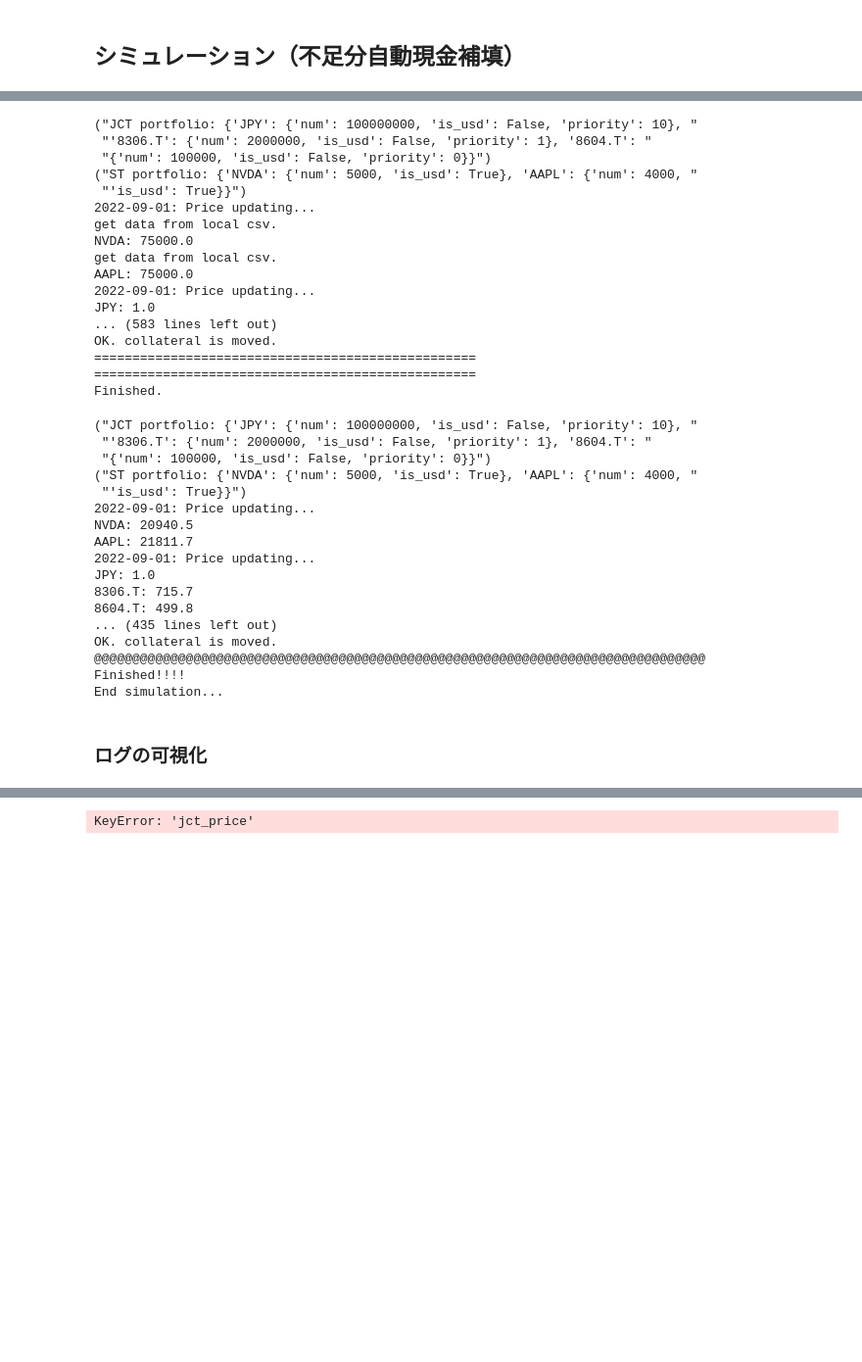
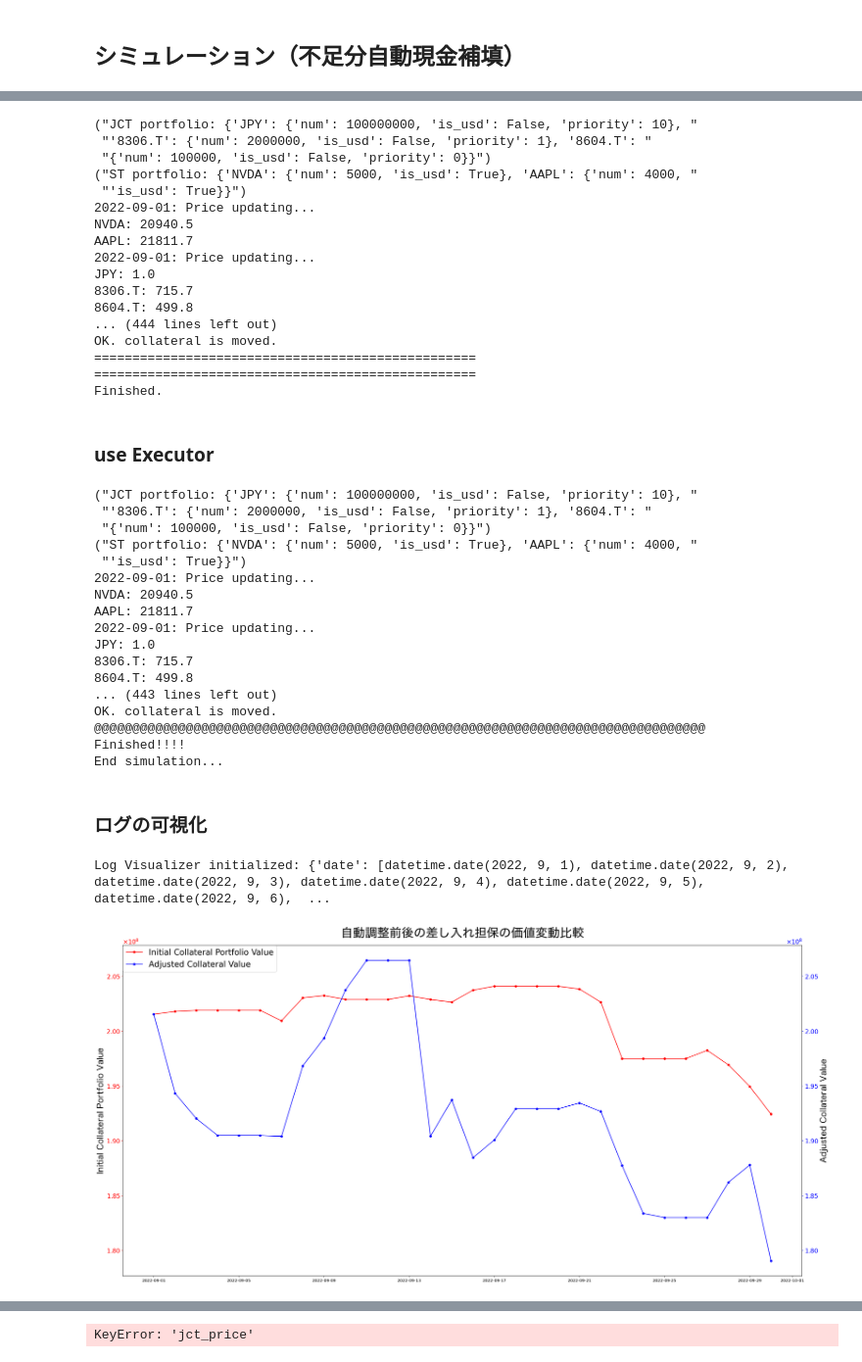
Before and after one commit to maru919/BC-experiment-simulator, a Jupyter notebook: sandbox/simulate_AutoAdjustment.ipynb, the cells around one changed output, grey strips where cells are left out. Shown at 98% size. Drawn from its saved outputs; the diff is of its cells as text; code cells hidden in the pictures; blank space fills up the shorter version.

Commit message:
add visualizer and formatter

```diff
--- a/sandbox/simulate_AutoAdjustment.ipynb
+++ b/sandbox/simulate_AutoAdjustment.ipynb
@@ -220,7 +223,7 @@ def date_range(start_date, end_date):
     for n in range(int((end_date - start_date).days)):
         yield start_date + timedelta(n)
 
-transaction = AutoAdjustmentTransaction(jct_portfolio_a, st_portfolio_f, date(2022, 9, 1), lender_loan_ratio=1.05, print_log=True, auto_deposit=True, is_dummy_data=True)
+transaction = AutoAdjustmentTransaction(jct_portfolio_a, st_portfolio_f, date(2022, 9, 1), lender_loan_ratio=1.05, print_log=True, auto_deposit=True, is_dummy_data=False)
 
 
 print('Start simulation...')
@@ -239,17 +242,19 @@ print('Finished.')
 ("ST portfolio: {'NVDA': {'num': 5000, 'is_usd': True}, 'AAPL': {'num': 4000, "
  "'is_usd': True}}")
 2022-09-01: Price updating...
-get data from local csv.
-NVDA: 75000.0
-get data from local csv.
-AAPL: 75000.0
+NVDA: 20940.5
+AAPL: 21811.7
 2022-09-01: Price updating...
 JPY: 1.0
-... (583 lines left out)
+8306.T: 715.7
+8604.T: 499.8
+... (444 lines left out)
 OK. collateral is moved.
 ==================================================
 ==================================================
 Finished.
+# %% [markdown]
+### use Executor
 # %%
 from datetime import date, timedelta
 simulator = ExecuteAutoAdjustmentTransaction(jct_portfolio_a, st_portfolio_f, date(2022, 9, 1), date(2022,10,1),  lender_loan_ratio=1.05, print_log=True, auto_deposit=True, is_dummy_data=False)
@@ -270,13 +275,21 @@ AAPL: 21811.7
 JPY: 1.0
 8306.T: 715.7
 8604.T: 499.8
-... (435 lines left out)
+... (443 lines left out)
 OK. collateral is moved.
 @@@@@@@@@@@@@@@@@@@@@@@@@@@@@@@@@@@@@@@@@@@@@@@@@@@@@@@@@@@@@@@@@@@@@@@@@@@@@@@@
 Finished!!!!
 End simulation...
 # %% [markdown]
 ### ログの可視化
+# %%
+visualizer = LogVisualizer(logs)
+# %% [output]
+Log Visualizer initialized: {'date': [datetime.date(2022, 9, 1), datetime.date(2022, 9, 2), datetime.date(2022, 9, 3), datetime.date(2022, 9, 4), datetime.date(2022, 9, 5), datetime.date(2022, 9, 6),  ...
+# %%
+visualizer.compare_automation()
+# %% [output]
+[figure, added]
 # %%
 def portfolio_sum(portfolio):
     total_value = 0
```
Also changed, not shown: parts of 3 cells of this notebook, 4 other files.
